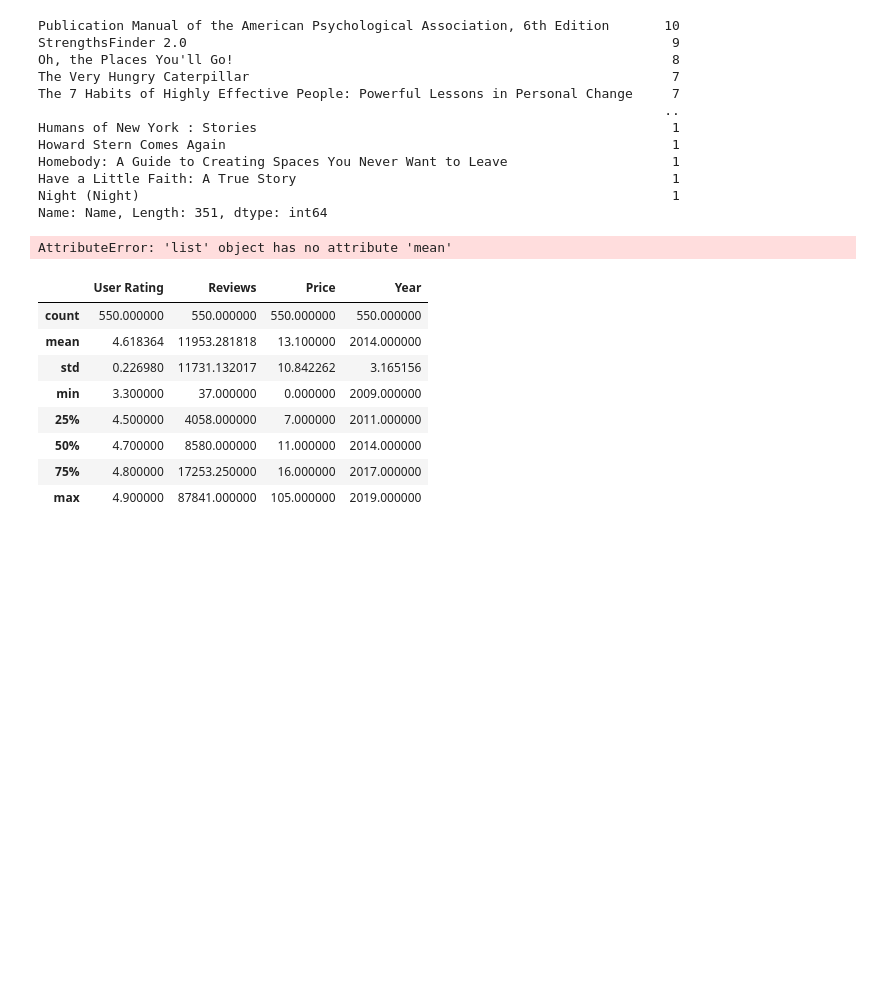
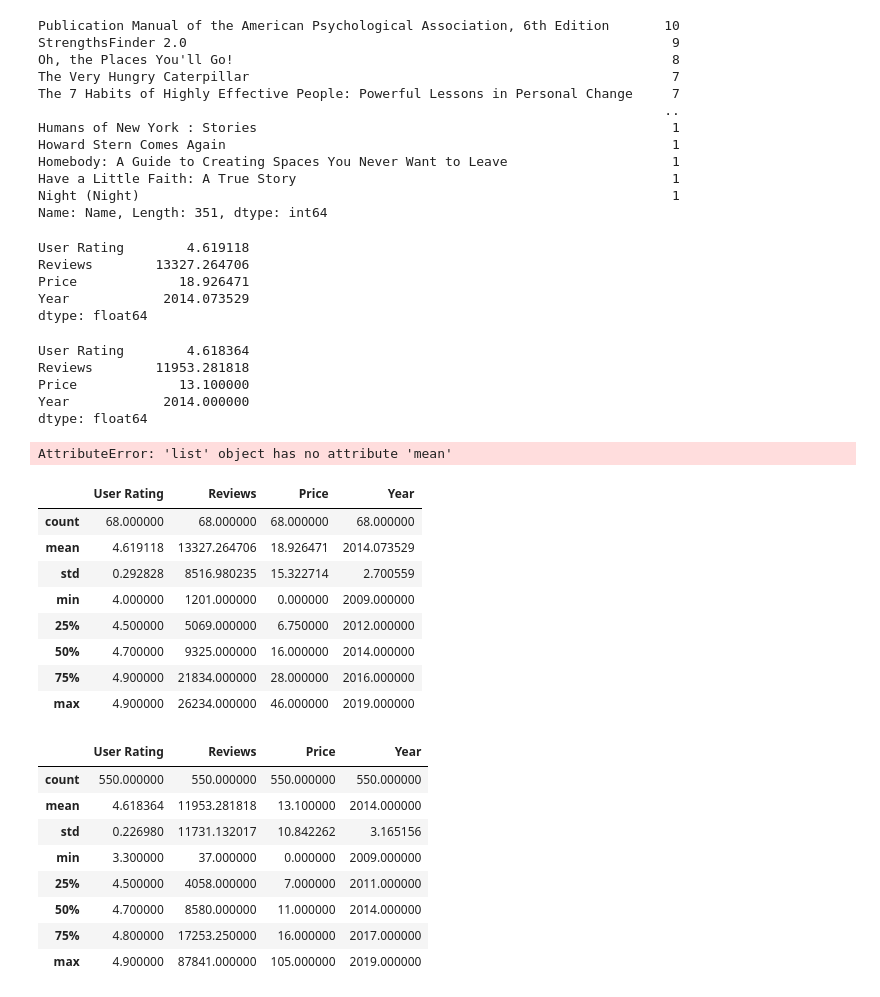
Before and after one commit to Adalab/DA-promo-A-module-2-pairprog-2-pair-3-Alicia-Laura, a Jupyter notebook: Estadistica/pair_estad_2.ipynb, the cells around one changed output. Drawn from its saved outputs; the diff is of its cells as text; code cells hidden in the pictures; blank space fills up the shorter version.

```diff
--- a/Estadistica/pair_estad_2.ipynb
+++ b/Estadistica/pair_estad_2.ipynb
@@ -74,12 +145,40 @@ Homebody: A Guide to Creating Spaces You Never Want to Leave
 Have a Little Faith: A True Story                                                1
 Night (Night)                                                                    1
 Name: Name, Length: 351, dtype: int64
+# %%
+np.mean(df_name)
+# %% [output]
+User Rating        4.619118
+Reviews        13327.264706
+Price             18.926471
+Year            2014.073529
+dtype: float64
+# %%
+np.mean(df)
+# %% [output]
+User Rating        4.618364
+Reviews        11953.281818
+Price             13.100000
+Year            2014.000000
+dtype: float64
 # %%
 #########################################
 # Media por años
 df_años = pd.DataFrame(df.groupby(["Year"]))(["Year"].mean())
 # %% [output]
 AttributeError: 'list' object has no attribute 'mean'
+# %%
+df_name.describe()
+# %% [output]
+|  | User Rating | Reviews | Price | Year |
+| count | 68.000000 | 68.000000 | 68.000000 | 68.000000 |
+| mean | 4.619118 | 13327.264706 | 18.926471 | 2014.073529 |
+| std | 0.292828 | 8516.980235 | 15.322714 | 2.700559 |
+| min | 4.000000 | 1201.000000 | 0.000000 | 2009.000000 |
+| 25% | 4.500000 | 5069.000000 | 6.750000 | 2012.000000 |
+| 50% | 4.700000 | 9325.000000 | 16.000000 | 2014.000000 |
+| 75% | 4.900000 | 21834.000000 | 28.000000 | 2016.000000 |
+| max | 4.900000 | 26234.000000 | 46.000000 | 2019.000000 |
 # %%
 princ_esta = df.describe()
 princ_esta
```
Also changed, not shown: parts of 25 cells of this notebook.
